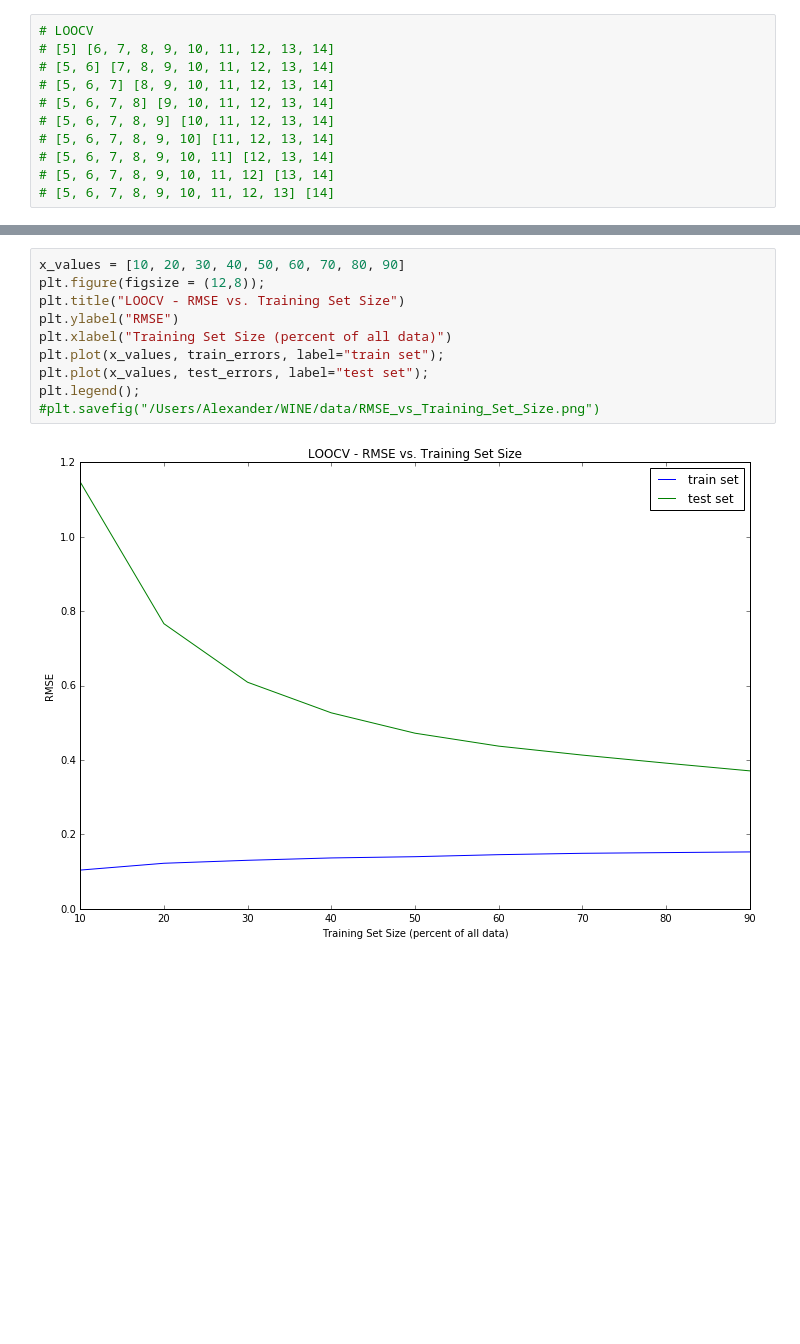
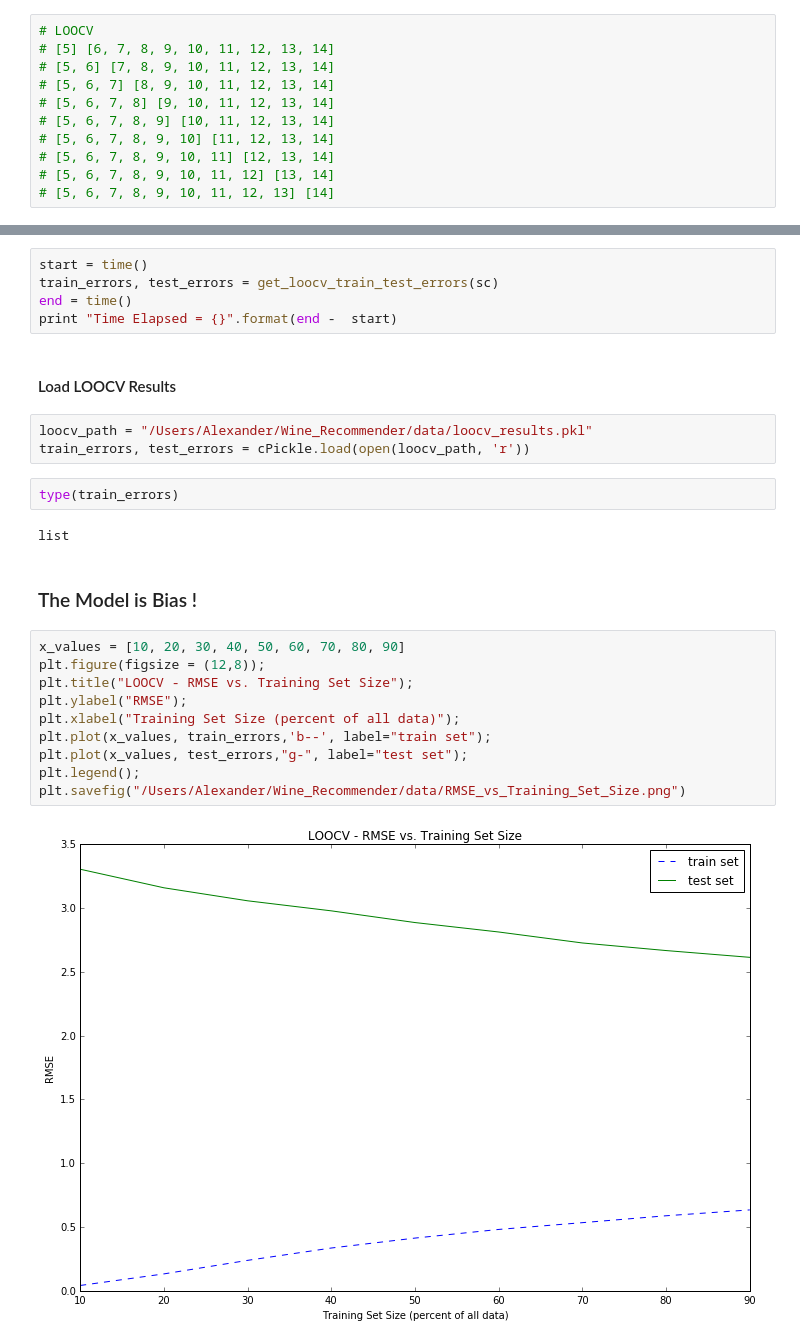
Before and after one commit to AlexanderPhysics/Wine_Recommender, a Jupyter notebook: scripts/Spark_Recommender_Model_Validation.ipynb, the cells around one changed output, grey strips where cells are left out. Drawn from its saved outputs; the diff is of its cells as text; blank space fills up the shorter version.

Commit message:
final model version

```diff
--- a/scripts/Spark_Recommender_Model_Validation.ipynb
+++ b/scripts/Spark_Recommender_Model_Validation.ipynb
@@ -174,12 +212,28 @@ Iteration 8
+# %%
+start = time()
+train_errors, test_errors = get_loocv_train_test_errors(sc)
+end = time()
+print "Time Elapsed = {}".format(end -  start)
+# %% [markdown]
+#### Load LOOCV Results
+# %%
+loocv_path = "/Users/Alexander/Wine_Recommender/data/loocv_results.pkl"
+train_errors, test_errors = cPickle.load(open(loocv_path, 'r'))
+# %%
+type(train_errors)
+# %% [output]
+list
+# %% [markdown]
+### The Model is Bias !
 # %%
 x_values = [10, 20, 30, 40, 50, 60, 70, 80, 90]
 plt.figure(figsize = (12,8));
-plt.title("LOOCV - RMSE vs. Training Set Size")
-plt.ylabel("RMSE")
-plt.xlabel("Training Set Size (percent of all data)")
-plt.plot(x_values, train_errors, label="train set");
-plt.plot(x_values, test_errors, label="test set");
+plt.title("LOOCV - RMSE vs. Training Set Size");
+plt.ylabel("RMSE");
+plt.xlabel("Training Set Size (percent of all data)");
+plt.plot(x_values, train_errors,'b--', label="train set");
+plt.plot(x_values, test_errors,"g-", label="test set");
 plt.legend();
-#plt.savefig("/Users/Alexander/WINE/data/RMSE_vs_Training_Set_Size.png")
+plt.savefig("/Users/Alexander/Wine_Recommender/data/RMSE_vs_Training_Set_Size.png")
 # %% [output]
-[figure, old version]
+[figure, new version]
```
Also changed, not shown: parts of 105 cells of this notebook, 34 other files.
